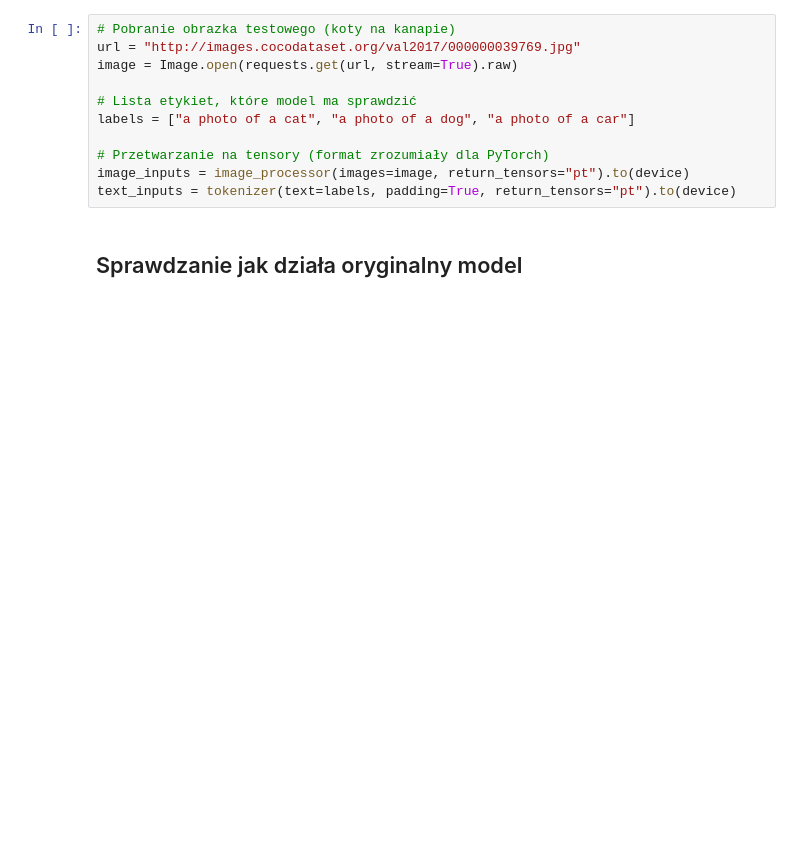
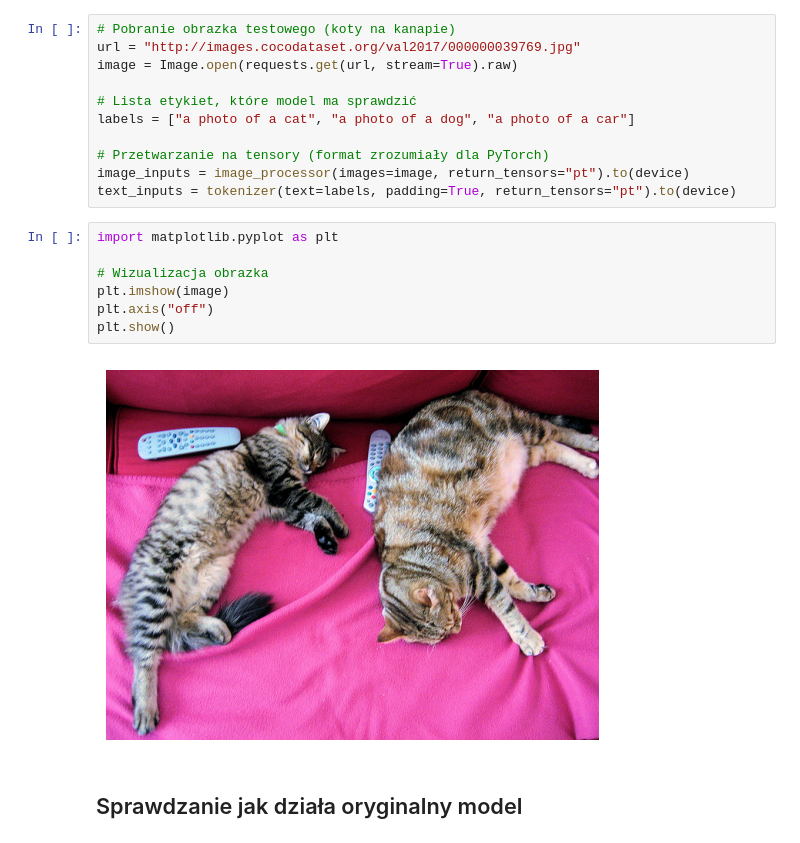
Before and after one commit to LudwikMadej/WB2, a Jupyter notebook: Notebooks/Instrukcja_obsługo_modelu.ipynb, the cells around one changed output. Drawn from its saved outputs; the diff is of its cells as text; blank space fills up the shorter version.

```diff
--- a/Notebooks/Instrukcja_obsługo_modelu.ipynb
+++ b/Notebooks/Instrukcja_obsługo_modelu.ipynb
@@ -52,6 +52,15 @@ labels = ["a photo of a cat", "a photo of a dog", "a photo of a car"]
 # Przetwarzanie na tensory (format zrozumiały dla PyTorch)
 image_inputs = image_processor(images=image, return_tensors="pt").to(device)
 text_inputs = tokenizer(text=labels, padding=True, return_tensors="pt").to(device)
+# %%
+import matplotlib.pyplot as plt
+
+# Wizualizacja obrazka
+plt.imshow(image)
+plt.axis("off")
+plt.show()
+# %% [output]
+[figure, added]
 # %% [markdown]
 ## Sprawdzanie jak działa oryginalny model
 # %%
```
Also changed, not shown: parts of 3 cells of this notebook, 1 other file.
